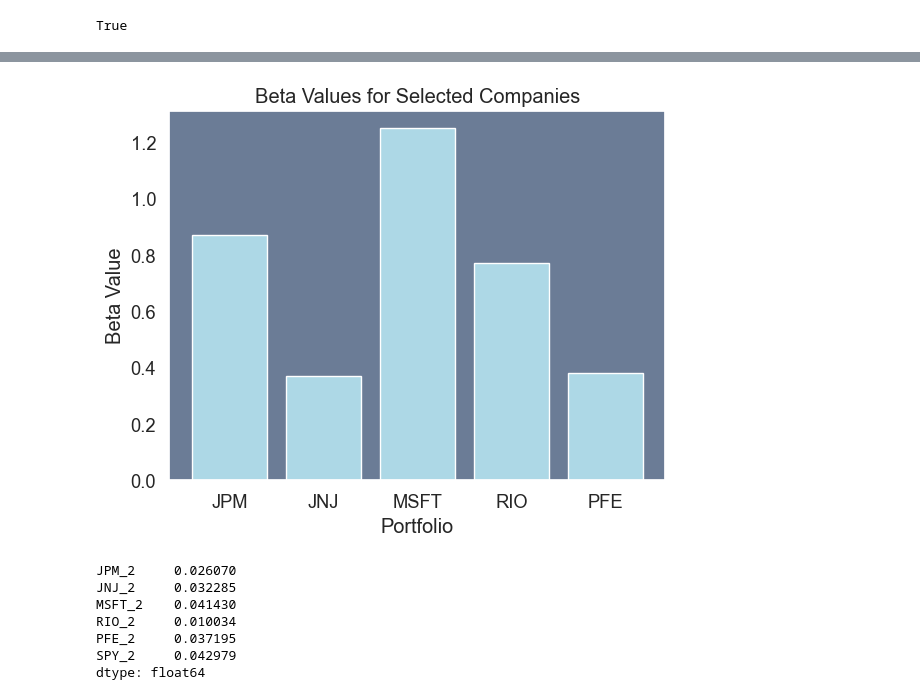
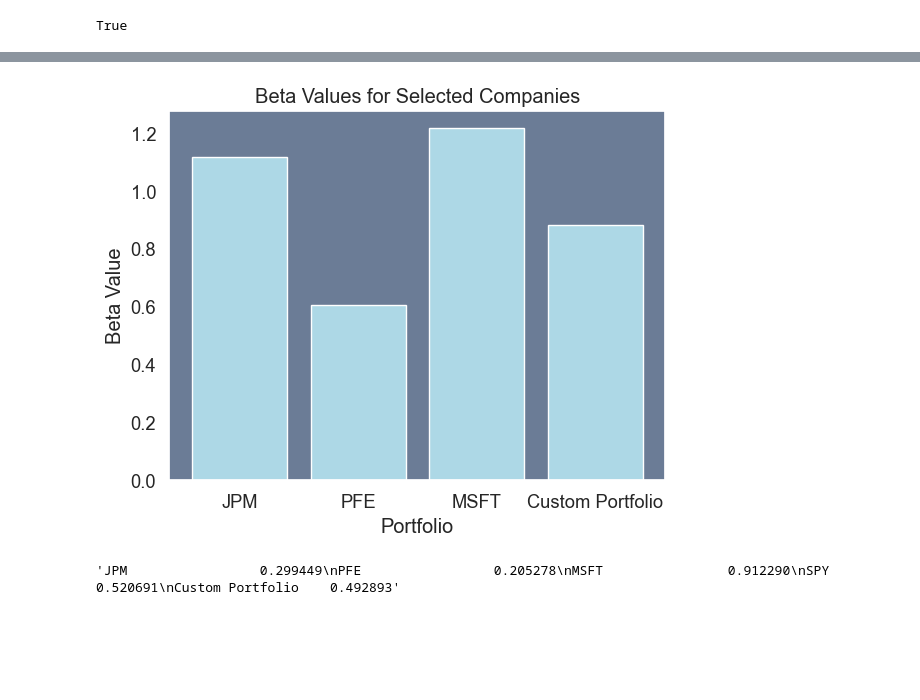
Before and after one commit to tashlui35/Project_1, a Jupyter notebook: code/groupProject.ipynb, the cells around one changed output, grey strips where cells are left out. Cells and saved outputs as stored; diff of their text form; code cells hidden in the pictures; blank space fills up the shorter version.

```diff
--- a/code/groupProject.ipynb
+++ b/code/groupProject.ipynb
@@ -54,13 +84,17 @@ df_portfolio = api.get_bars(
 # %%
 # Reorganize the DataFrame
 # Separate ticker data
-JPM = df_portfolio[df_portfolio['symbol']=='JPM'].drop('symbol', axis=1)
-JNJ = df_portfolio[df_portfolio['symbol']=='JNJ'].drop('symbol', axis=1)
-MSFT = df_portfolio[df_portfolio['symbol']=='MSFT'].drop('symbol', axis=1)
-RIO = df_portfolio[df_portfolio['symbol']=='RIO'].drop('symbol', axis=1)
-PFE = df_portfolio[df_portfolio['symbol']=='PFE'].drop('symbol', axis=1)
+# JPM = df_portfolio[df_portfolio['symbol']=='JPM'].drop('symbol', axis=1)
+# JNJ = df_portfolio[df_portfolio['symbol']=='JNJ'].drop('symbol', axis=1)
+# MSFT = df_portfolio[df_portfolio['symbol']=='MSFT'].drop('symbol', axis=1)
+# RIO = df_portfolio[df_portfolio['symbol']=='RIO'].drop('symbol', axis=1)
+# PFE = df_portfolio[df_portfolio['symbol']=='PFE'].drop('symbol', axis=1)
 SPY = df_portfolio[df_portfolio['symbol']=='SPY'].drop('symbol', axis=1)
+stock1 = df_portfolio[df_portfolio['symbol']== stock_name1].drop('symbol', axis=1)
+stock2 = df_portfolio[df_portfolio['symbol']== stock_name2].drop('symbol', axis=1)
+stock3 = df_portfolio[df_portfolio['symbol']== stock_name3].drop('symbol', axis=1)
+
 # Concatenate the ticker DataFrames
-df_combined = pd.concat([JPM,JNJ,MSFT,RIO,PFE,SPY], axis=1, keys=['JPM','JNJ','MSFT','RIO','PFE','SPY'])
+df_combined = pd.concat([stock1,stock2,stock3,SPY], axis=1, keys=[stock_name1,stock_name2,stock_name3,'SPY'])
 df_combined
 # %% [output]
@@ -130,7 +176,7 @@ SPY_returns = SPY_2.pct_change().dropna().copy()
 # %%
 # Concatenate the ticker DataFrames
-df_stock_data = pd.concat([JPM_returns,JNJ_returns,MSFT_returns,RIO_returns,PFE_returns,SPY_returns],
-                          axis=1, keys=['JPM_2','JNJ_2','MSFT_2','RIO_2','PFE_2','SPY_2'])
+df_stock_data = pd.concat([stock1['close'], stock2['close'], stock3['close'], SPY['close']],
+                          axis=1, keys=[stock_name1,stock_name2,stock_name3,'SPY'])
 
 # Display sample data
 df_stock_data.head()
@@ -183,0 +195,9 @@ plt.show()
+# %%
+# Calculate daily returns for all portfolios
+daily_returns = df_stock_data.pct_change().dropna().copy()
+# Calculate portfolio return
+stock_daily_returns = daily_returns.drop('SPY', axis=1)
+stock_daily_returns.head()
+portfolio_return = stock_daily_returns.dot(weights)
+# Display sample data
+portfolio_return.head()
@@ -183,0 +212,3 @@ plt.show()
+# %%
+daily_returns["Custom Portfolio"] = portfolio_return
+daily_returns.head()
@@ -319,30 +466,24 @@ PFE beta: 0.38
 # %%
 # Define beta values
-beta_values = [0.87, 0.37, 1.25, 0.77, 0.38]
+beta_values = [stock1_beta,stock2_beta,stock3_beta,portfolio_beta]
 
 # Define company names
-company_names = ['JPM', 'JNJ', 'MSFT', 'RIO', 'PFE']
+company_names = [stock_name1, stock_name2, stock_name3, 'Custom Portfolio']
 
 # Show the plot
 colors = ['#ADD8E6']
 plt.bar(company_names, beta_values, color=colors)
 plt.title('Beta Values for Selected Companies')
 plt.xlabel('Portfolio')
 plt.ylabel('Beta Value')
 plt.gca().set_facecolor('#6B7C96')
 plt.grid(False)
 plt.show()
 # %% [output]
-[figure, old version]
+[figure, new version]
 # %%
 # Sharpe Ratio
-sharpe_ratio = df_stock_data.mean() / df_stock_data.std()
-sharpe_ratio
+sharpe_ratio = (daily_returns.mean() * 252)/ (daily_returns.std() * np.sqrt(252))
+sharpe_ratio.to_string()
 # %% [output]
-JPM_2     0.026070
-JNJ_2     0.032285
-MSFT_2    0.041430
-RIO_2     0.010034
-PFE_2     0.037195
-SPY_2     0.042979
-dtype: float64
+'JPM                 0.299449\nPFE                 0.205278\nMSFT                0.912290\nSPY                 0.520691\nCustom Portfolio    0.492893'
```
Also changed, not shown: parts of 44 cells of this notebook.
